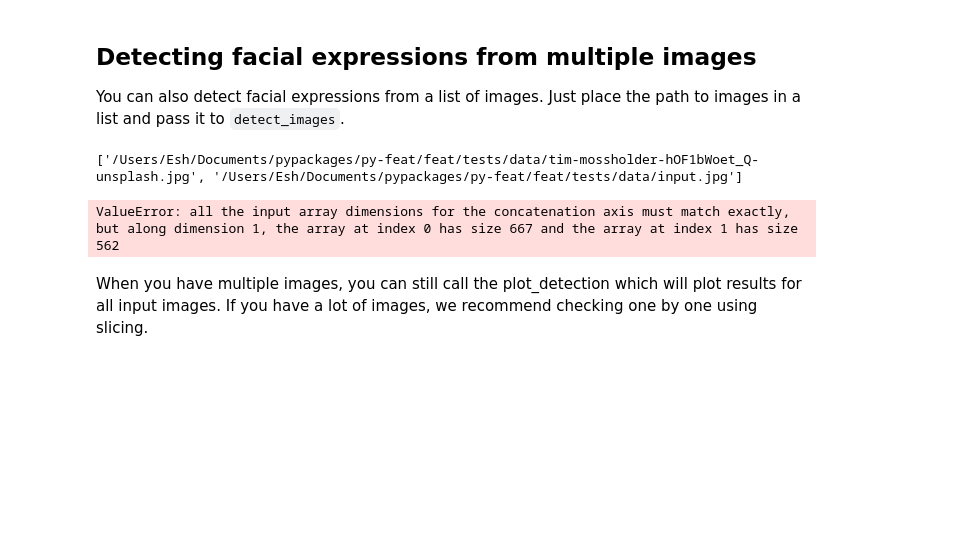
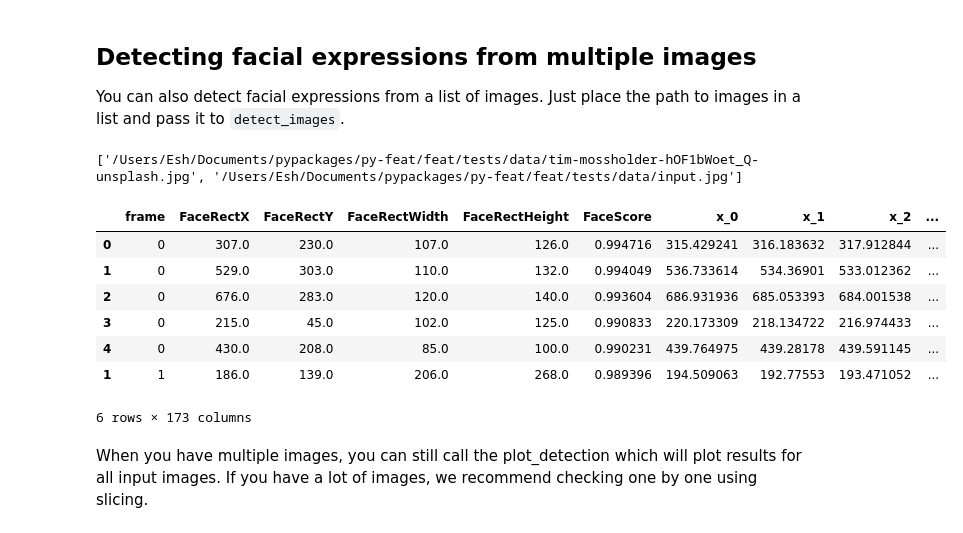
Before and after one commit to cosanlab/py-feat, a Jupyter notebook: notebooks/content/detector.ipynb, the cells around one changed output. Drawn from its saved outputs; the diff is of its cells as text; code cells hidden in the pictures; blank space fills up the shorter version.

```diff
--- a/notebooks/content/detector.ipynb
+++ b/notebooks/content/detector.ipynb
@@ -171,17 +173,26 @@ You can also detect facial expressions from a list of images. Just place the pat
 # %%
 # Find the file you want to process.
 from feat.tests.utils import get_test_data_path
 import os, glob
 test_data_dir = get_test_data_path()
 test_images = [file for file in glob.glob(os.path.join(test_data_dir, "*.jpg"))
                if not os.path.basename(file).startswith('no-face')]  # Avoid the test image with no face contained in it
 print(test_images)
 
-image_prediction = detector.detect_image(test_images)
+# Images are different sizes so we explicitly process them independently by lowering the
+# default batch size from 5 to 1
+image_prediction = detector.detect_image(test_images, batch_size=1)
 image_prediction
 # %% [output]
 ['/Users/Esh/Documents/pypackages/py-feat/feat/tests/data/tim-mossholder-hOF1bWoet_Q-unsplash.jpg', '/Users/Esh/Documents/pypackages/py-feat/feat/tests/data/input.jpg']
+|  | frame | FaceRectX | FaceRectY | FaceRectWidth | FaceRectHeight | FaceScore | x_0 | x_1 | x_2 | ... |
+| 0 | 0 | 307.0 | 230.0 | 107.0 | 126.0 | 0.994716 | 315.429241 | 316.183632 | 317.912844 | ... |
+| 1 | 0 | 529.0 | 303.0 | 110.0 | 132.0 | 0.994049 | 536.733614 | 534.36901 | 533.012362 | ... |
+| 2 | 0 | 676.0 | 283.0 | 120.0 | 140.0 | 0.993604 | 686.931936 | 685.053393 | 684.001538 | ... |
+| 3 | 0 | 215.0 | 45.0 | 102.0 | 125.0 | 0.990833 | 220.173309 | 218.134722 | 216.974433 | ... |
+| 4 | 0 | 430.0 | 208.0 | 85.0 | 100.0 | 0.990231 | 439.764975 | 439.28178 | 439.591145 | ... |
+| 1 | 1 | 186.0 | 139.0 | 206.0 | 268.0 | 0.989396 | 194.509063 | 192.77553 | 193.471052 | ... |
-ValueError: all the input array dimensions for the concatenation axis must match exactly, but along dimension 1, the array at index 0 has size 667 and the array at index 1 has size 562
+6 rows × 173 columns
 # %% [markdown]
 When you have multiple images, you can still call the plot_detection which will plot results for all input images. If you have a lot of images, we recommend checking one by one using slicing.
 # %%
```
Also changed, not shown: parts of 14 cells of this notebook, 3 other files.
